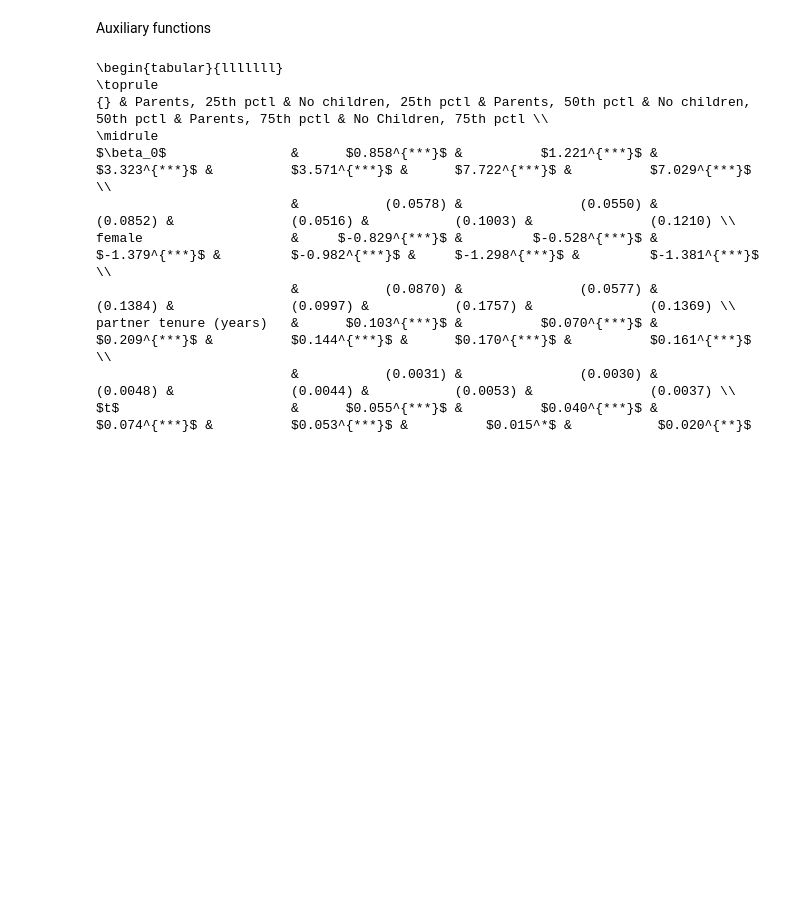
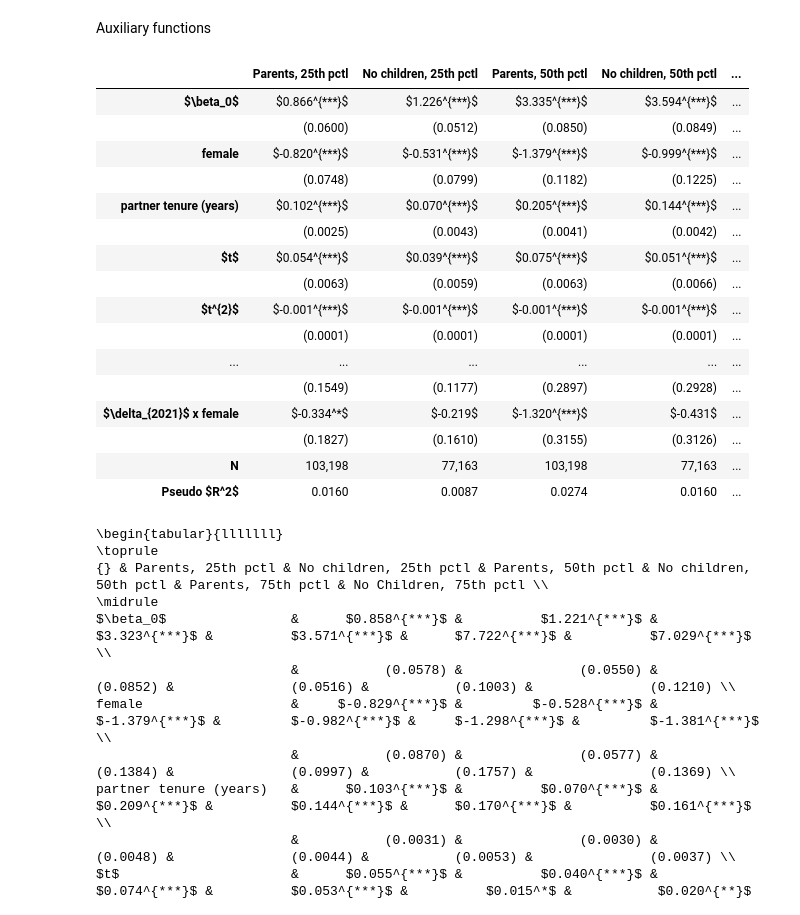
Before and after one commit to crisla/TenMoCoS, a Jupyter notebook: TablesQuantReg.ipynb, the cells around one changed output. Cells and saved outputs as stored; diff of their text form; code cells hidden in the pictures; blank space fills up the shorter version.

Commit message:
More results updated

```diff
--- a/TablesQuantReg.ipynb
+++ b/TablesQuantReg.ipynb
@@ -237,6 +237,58 @@ def pass_regression_to_latex_column(df):
     final_table = final_table.rename(index=dict(zip(np.arange(1,N*2,2),[""]*N)))
 
     return final_table
+# %%
+res_names = ['Parents, 25th pctl','No children, 25th pctl','Parents, 50th pctl',
+            'No children, 50th pctl','Parents, 75th pctl','No Children, 75th pctl']
+
+all_results = [tab_moms_25,tab_moms_25_0k,tab_moms_50,
+               tab_moms_50_0k,tab_moms_75,tab_moms_75_0k]
+
+
+for i in range(len(all_results)):
+    all_results[i] = rename_results(all_results[i].T)
+table = pd.DataFrame(pass_regression_to_latex_column(all_results[0].T),columns=[res_names[0],])
+for ir,res in enumerate(all_results[1:]):
+    col = pass_regression_to_latex_column(res.T)
+    table[res_names[ir+1]] = col.values
+
+
+for i,reg in enumerate(res_names):
+    for var in reorder_cols:
+        if all_results[i].loc['p_stat'][var] < 0.1 and all_results[i].loc['p_stat'][var] > 0.05:
+            table[reg].loc[var] = r"${}^*$".format(table[reg].loc[var])
+        elif all_results[i].loc['p_stat'][var] < 0.05 and all_results[i].loc['p_stat'][var] > 0.01:
+            table[reg].loc[var] = r"${}^{{**}}$".format(table[reg].loc[var])
+        elif all_results[i].loc['p_stat'][var] < 0.01:
+            table[reg].loc[var] = r"${}^{{***}}$".format(table[reg].loc[var])
+        else:
+            table[reg].loc[var] = r"${}$".format(table[reg].loc[var])
+
+N_row = pd.DataFrame(np.tile([N, N_0k],3), index=res_names, columns=['N',]).T
+R2_row = pd.DataFrame(np.vstack((r2s,r2s_0k)).T.ravel(), index=res_names, columns=[r'Pseudo $R^2$',]).T
+table = pd.concat([table,N_row,R2_row])
+
+# print(table.loc[[r'$\delta_{2020}$','$\delta_{2021}$',r'$\delta_{2020}$ x female',
+#                      r'$\delta_{2021}$ x female']].to_latex(escape=False))
+table
+# %% [output]
+|  | Parents, 25th pctl | No children, 25th pctl | Parents, 50th pctl | No children, 50th pctl | ... |
+| $\beta_0$ | $0.866^{***}$ | $1.226^{***}$ | $3.335^{***}$ | $3.594^{***}$ | ... |
+|  | (0.0600) | (0.0512) | (0.0850) | (0.0849) | ... |
+| female | $-0.820^{***}$ | $-0.531^{***}$ | $-1.379^{***}$ | $-0.999^{***}$ | ... |
+|  | (0.0748) | (0.0799) | (0.1182) | (0.1225) | ... |
+| partner tenure (years) | $0.102^{***}$ | $0.070^{***}$ | $0.205^{***}$ | $0.144^{***}$ | ... |
+|  | (0.0025) | (0.0043) | (0.0041) | (0.0042) | ... |
+| $t$ | $0.054^{***}$ | $0.039^{***}$ | $0.075^{***}$ | $0.051^{***}$ | ... |
+|  | (0.0063) | (0.0059) | (0.0063) | (0.0066) | ... |
+| $t^{2}$ | $-0.001^{***}$ | $-0.001^{***}$ | $-0.001^{***}$ | $-0.001^{***}$ | ... |
+|  | (0.0001) | (0.0001) | (0.0001) | (0.0001) | ... |
+| ... | ... | ... | ... | ... | ... |
+|  | (0.1549) | (0.1177) | (0.2897) | (0.2928) | ... |
+| $\delta_{2021}$ x female | $-0.334^*$ | $-0.219$ | $-1.320^{***}$ | $-0.431$ | ... |
+|  | (0.1827) | (0.1610) | (0.3155) | (0.3126) | ... |
+| N | 103,198 | 77,163 | 103,198 | 77,163 | ... |
+| Pseudo $R^2$ | 0.0160 | 0.0087 | 0.0274 | 0.0160 | ... |
 # %%
 res_names = ['Parents, 25th pctl','No children, 25th pctl','Parents, 50th pctl',
             'No children, 50th pctl','Parents, 75th pctl','No Children, 75th pctl']
```
Also changed, not shown: parts of 3 cells of this notebook, 18 other files.
